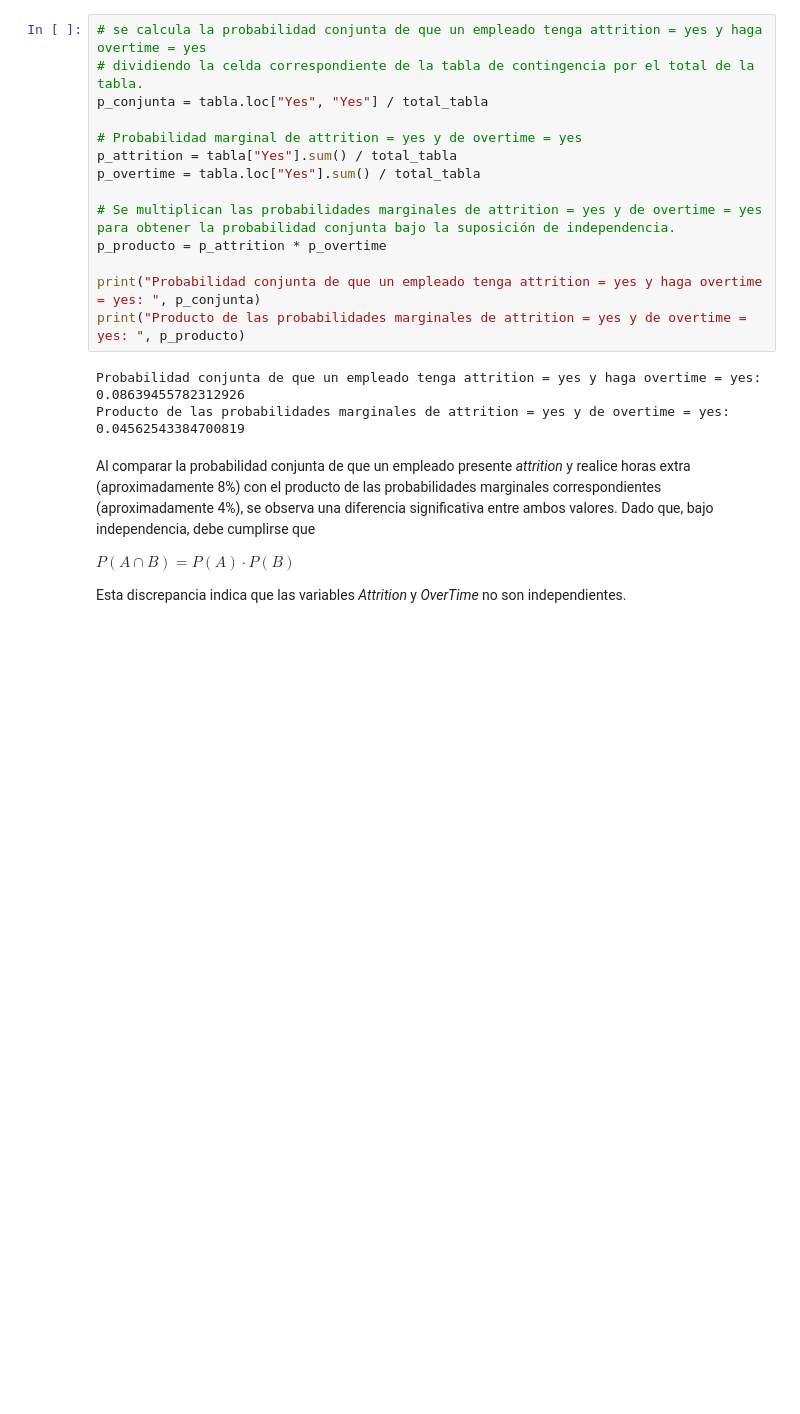
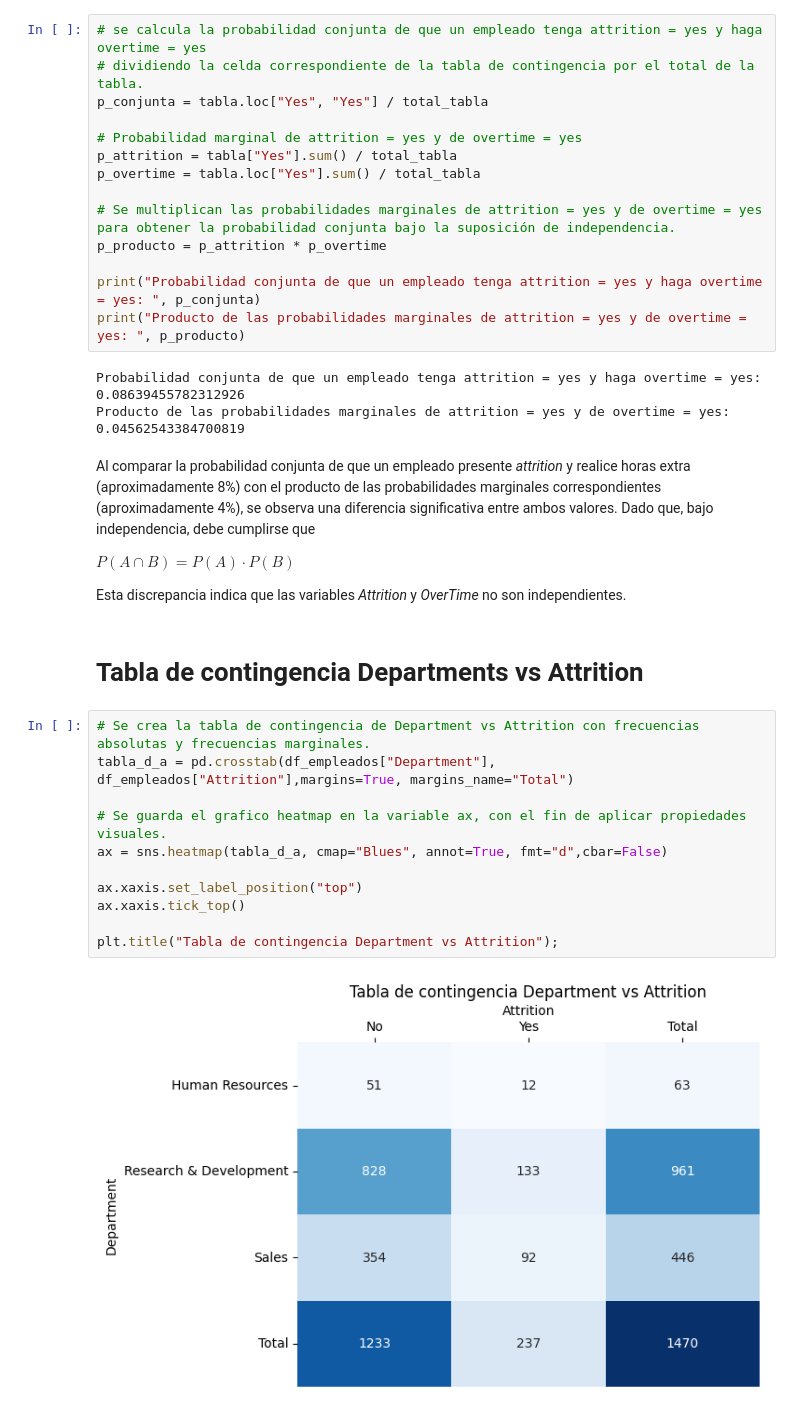
Before and after one commit to Lysjoma/EstadisticaMaestria2, a Jupyter notebook: Taller2/Taller.ipynb, the cells around one changed output. Cells and saved outputs as stored; diff of their text form; blank space fills up the shorter version.

```diff
--- a/Taller2/Taller.ipynb
+++ b/Taller2/Taller.ipynb
@@ -192,3 +192,18 @@ Al comparar la probabilidad conjunta de que un empleado presente *attrition* y r
 $P(A \cap B) = P(A)\cdot P(B)$
 
 Esta discrepancia indica que las variables *Attrition* y *OverTime* no son independientes.
+# %% [markdown]
+# Tabla de contingencia Departments vs Attrition
+# %%
+# Se crea la tabla de contingencia de Department vs Attrition con frecuencias absolutas y frecuencias marginales.
+tabla_d_a = pd.crosstab(df_empleados["Department"], df_empleados["Attrition"],margins=True, margins_name="Total")
+
+# Se guarda el grafico heatmap en la variable ax, con el fin de aplicar propiedades visuales.
+ax = sns.heatmap(tabla_d_a, cmap="Blues", annot=True, fmt="d",cbar=False)
+
+ax.xaxis.set_label_position("top")
+ax.xaxis.tick_top()
+
+plt.title("Tabla de contingencia Department vs Attrition");
+# %% [output]
+[figure, added]
```
Also changed, not shown: parts of 3 cells of this notebook.
